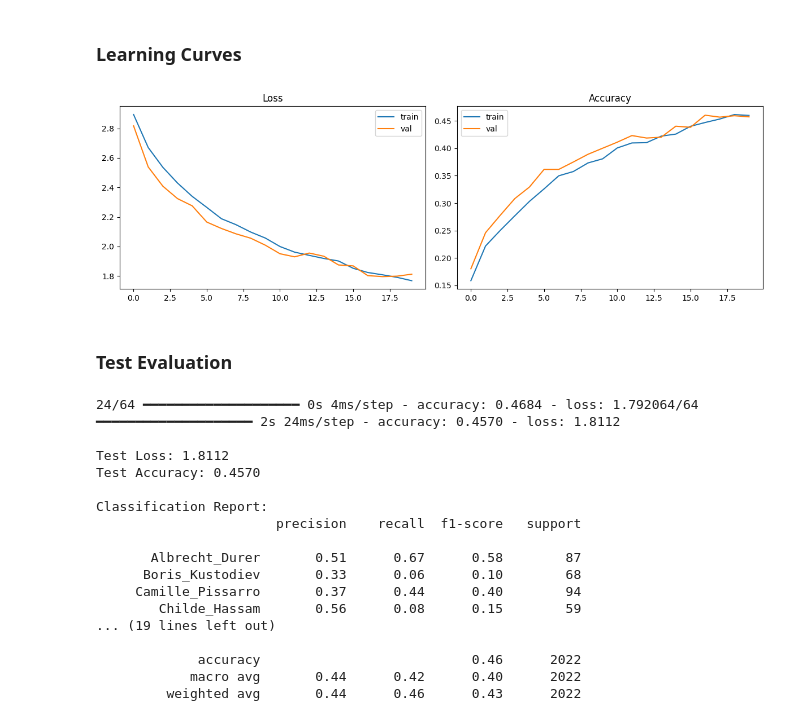
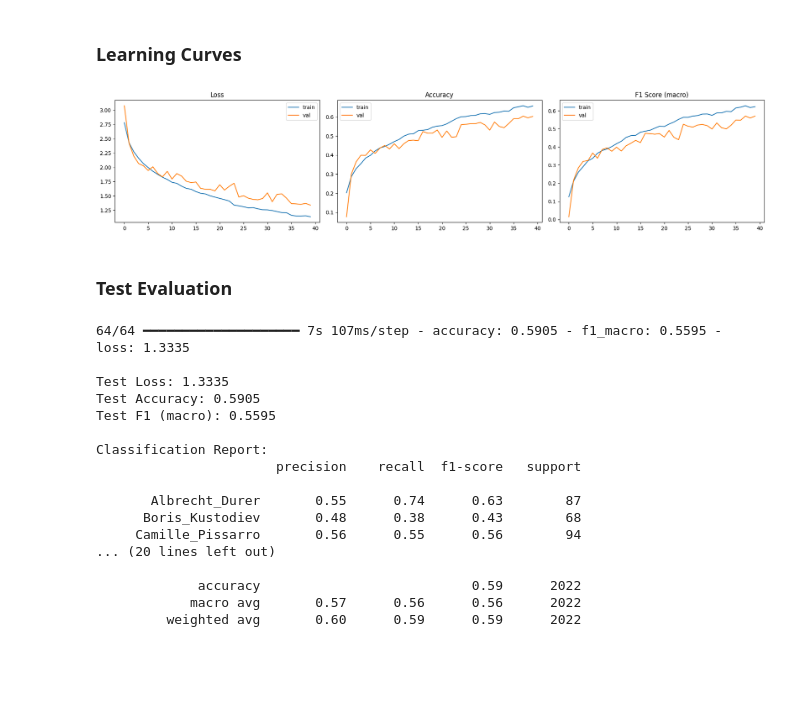
Before and after one commit to joaopavila120/Deep-learning-project, a Jupyter notebook: notebook.ipynb, the cells around one changed output. Saved outputs shown, nothing was run; the diff lists cells and outputs as text; code cells hidden in the pictures; blank space fills up the shorter version.

Commit message:
organization + eda + preprocesing + model improvement

```diff
--- a/notebook.ipynb
+++ b/notebook.ipynb
@@ -207,16 +654,24 @@ Model: "sequential"
 # %% [markdown]
 ### Training
 # %%
-EPOCHS = 20
+model.compile(
+    optimizer=keras.optimizers.Adam(learning_rate=1e-4),
+    loss="categorical_crossentropy",
+    metrics=["accuracy", keras.metrics.F1Score(average="macro", name="f1_macro")],
+)
 
 early_stop = keras.callbacks.EarlyStopping(
-    monitor="val_loss", patience=5, restore_best_weights=True
+    monitor="val_loss", patience=7, restore_best_weights=True
+)
+
+reduce_lr = keras.callbacks.ReduceLROnPlateau(
+    monitor="val_loss", factor=0.5, patience=3, min_lr=1e-6, verbose=1
 )
 
 history = model.fit(
     train_ds,
     validation_data=val_ds,
-    epochs=EPOCHS,
-    callbacks=[early_stop],
+    epochs=40,
+    callbacks=[early_stop, reduce_lr],
 )
 # %% [output]
@@ -252,28 +701,34 @@ Epoch 20/20
 # %% [markdown]
 ### Learning Curves
 # %%
-fig, (ax1, ax2) = plt.subplots(1, 2, figsize=(12, 4))
+fig, (ax1, ax2, ax3) = plt.subplots(1, 3, figsize=(18, 4))
 
 ax1.plot(history.history["loss"], label="train")
 ax1.plot(history.history["val_loss"], label="val")
 ax1.set_title("Loss")
 ax1.legend()
 
 ax2.plot(history.history["accuracy"], label="train")
 ax2.plot(history.history["val_accuracy"], label="val")
 ax2.set_title("Accuracy")
 ax2.legend()
 
+ax3.plot(history.history["f1_macro"], label="train")
+ax3.plot(history.history["val_f1_macro"], label="val")
+ax3.set_title("F1 Score (macro)")
+ax3.legend()
+
 plt.tight_layout()
 plt.show()
 # %% [output]
-[figure, old version]
+[figure, new version]
 # %% [markdown]
 ### Test Evaluation
 # %%
-test_loss, test_acc = model.evaluate(test_ds)
+test_loss, test_acc, test_f1 = model.evaluate(test_ds)
 print(f"\nTest Loss: {test_loss:.4f}")
 print(f"Test Accuracy: {test_acc:.4f}")
+print(f"Test F1 (macro): {test_f1:.4f}")
 
 # Collect predictions
 y_true, y_pred = [], []
@@ -288,23 +743,23 @@ y_pred = np.array(y_pred)
 print("\nClassification Report:")
 print(classification_report(y_true, y_pred, target_names=class_names))
 # %% [output]
-24/64 ━━━━━━━━━━━━━━━━━━━━ 0s 4ms/step - accuracy: 0.4684 - loss: 1.792064/64 ━━━━━━━━━━━━━━━━━━━━ 2s 24ms/step - accuracy: 0.4570 - loss: 1.8112
+64/64 ━━━━━━━━━━━━━━━━━━━━ 7s 107ms/step - accuracy: 0.5905 - f1_macro: 0.5595 - loss: 1.3335
 
-Test Loss: 1.8112
-Test Accuracy: 0.4570
+Test Loss: 1.3335
+Test Accuracy: 0.5905
+Test F1 (macro): 0.5595
 
 Classification Report:
                        precision    recall  f1-score   support
 
-       Albrecht_Durer       0.51      0.67      0.58        87
-      Boris_Kustodiev       0.33      0.06      0.10        68
-     Camille_Pissarro       0.37      0.44      0.40        94
-        Childe_Hassam       0.56      0.08      0.15        59
-... (19 lines left out)
+       Albrecht_Durer       0.55      0.74      0.63        87
+      Boris_Kustodiev       0.48      0.38      0.43        68
+     Camille_Pissarro       0.56      0.55      0.56        94
+... (20 lines left out)
 
-             accuracy                           0.46      2022
-            macro avg       0.44      0.42      0.40      2022
-         weighted avg       0.44      0.46      0.43      2022
+             accuracy                           0.59      2022
+            macro avg       0.57      0.56      0.56      2022
+         weighted avg       0.60      0.59      0.59      2022
 # %%
 # Confusion matrix
 cm = confusion_matrix(y_true, y_pred)
```
Also changed, not shown: parts of 53 cells of this notebook, 4 other files.
